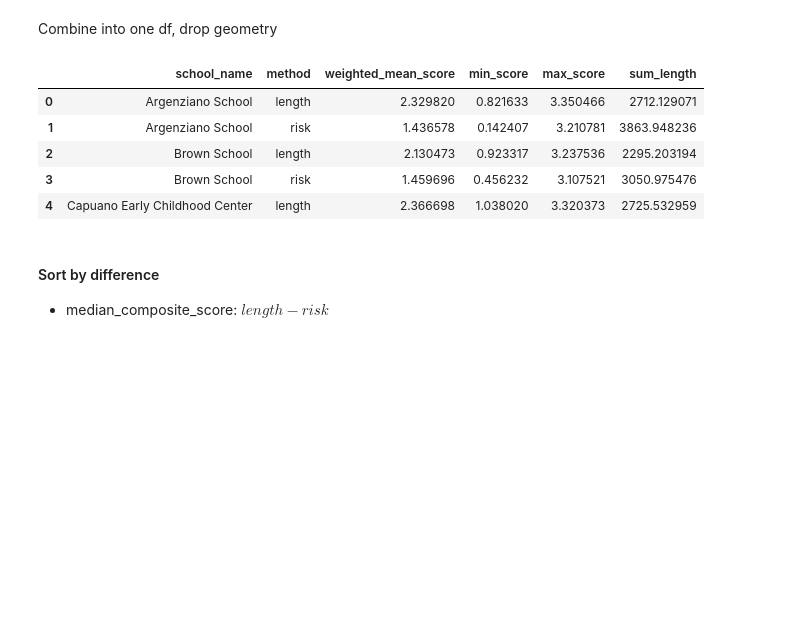
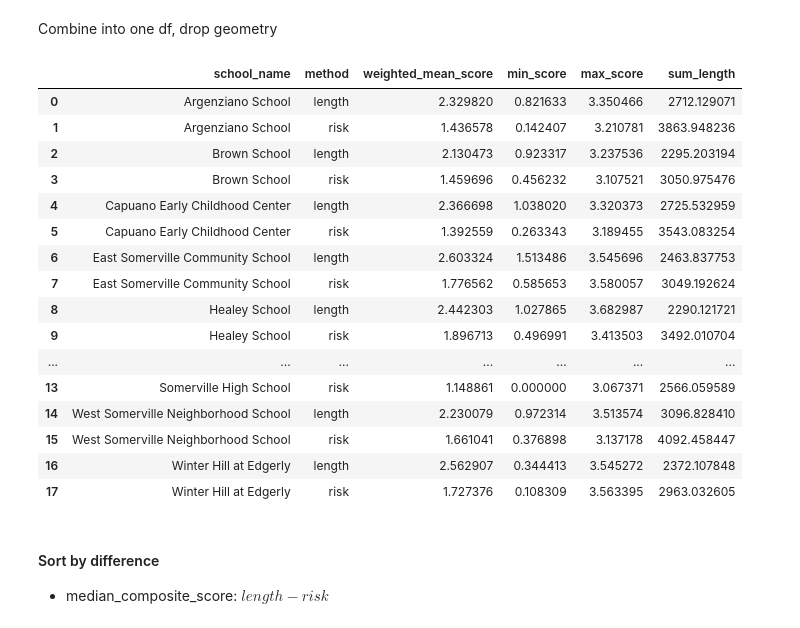
Before and after one commit to dustinmichels/bike-stress-model, a Jupyter notebook: backend/notebooks/main.ipynb, the cells around one changed output. Saved outputs shown, nothing was run; the diff lists cells and outputs as text; code cells hidden in the pictures; blank space fills up the shorter version.

```diff
--- a/backend/notebooks/main.ipynb
+++ b/backend/notebooks/main.ipynb
@@ -272,14 +272,25 @@ all_routes_gdf = pd.concat([
 ])
 # %%
 school_means = all_routes_gdf.groupby(['school_name', 'method']).mean(numeric_only=True).reset_index()
-school_means.head()
+school_means
 # %% [output]
 |  | school_name | method | weighted_mean_score | min_score | max_score | sum_length |
 | 0 | Argenziano School | length | 2.329820 | 0.821633 | 3.350466 | 2712.129071 |
 | 1 | Argenziano School | risk | 1.436578 | 0.142407 | 3.210781 | 3863.948236 |
 | 2 | Brown School | length | 2.130473 | 0.923317 | 3.237536 | 2295.203194 |
 | 3 | Brown School | risk | 1.459696 | 0.456232 | 3.107521 | 3050.975476 |
 | 4 | Capuano Early Childhood Center | length | 2.366698 | 1.038020 | 3.320373 | 2725.532959 |
+| 5 | Capuano Early Childhood Center | risk | 1.392559 | 0.263343 | 3.189455 | 3543.083254 |
+| 6 | East Somerville Community School | length | 2.603324 | 1.513486 | 3.545696 | 2463.837753 |
+| 7 | East Somerville Community School | risk | 1.776562 | 0.585653 | 3.580057 | 3049.192624 |
+| 8 | Healey School | length | 2.442303 | 1.027865 | 3.682987 | 2290.121721 |
+| 9 | Healey School | risk | 1.896713 | 0.496991 | 3.413503 | 3492.010704 |
+| ... | ... | ... | ... | ... | ... | ... |
+| 13 | Somerville High School | risk | 1.148861 | 0.000000 | 3.067371 | 2566.059589 |
+| 14 | West Somerville Neighborhood School | length | 2.230079 | 0.972314 | 3.513574 | 3096.828410 |
+| 15 | West Somerville Neighborhood School | risk | 1.661041 | 0.376898 | 3.137178 | 4092.458447 |
+| 16 | Winter Hill at Edgerly | length | 2.562907 | 0.344413 | 3.545272 | 2372.107848 |
+| 17 | Winter Hill at Edgerly | risk | 1.727376 | 0.108309 | 3.563395 | 2963.032605 |
 # %% [markdown]
 #### Sort by difference
 
```
Also changed, not shown: parts of 4 cells of this notebook.
